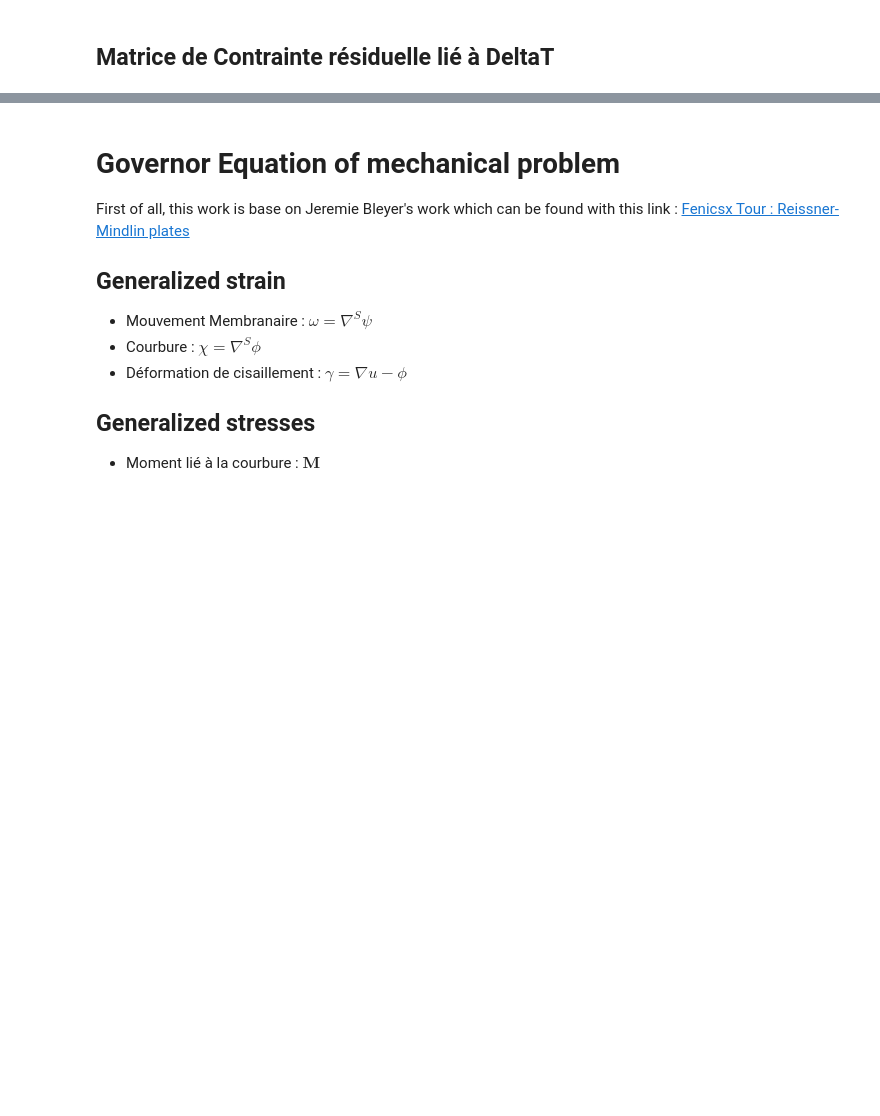
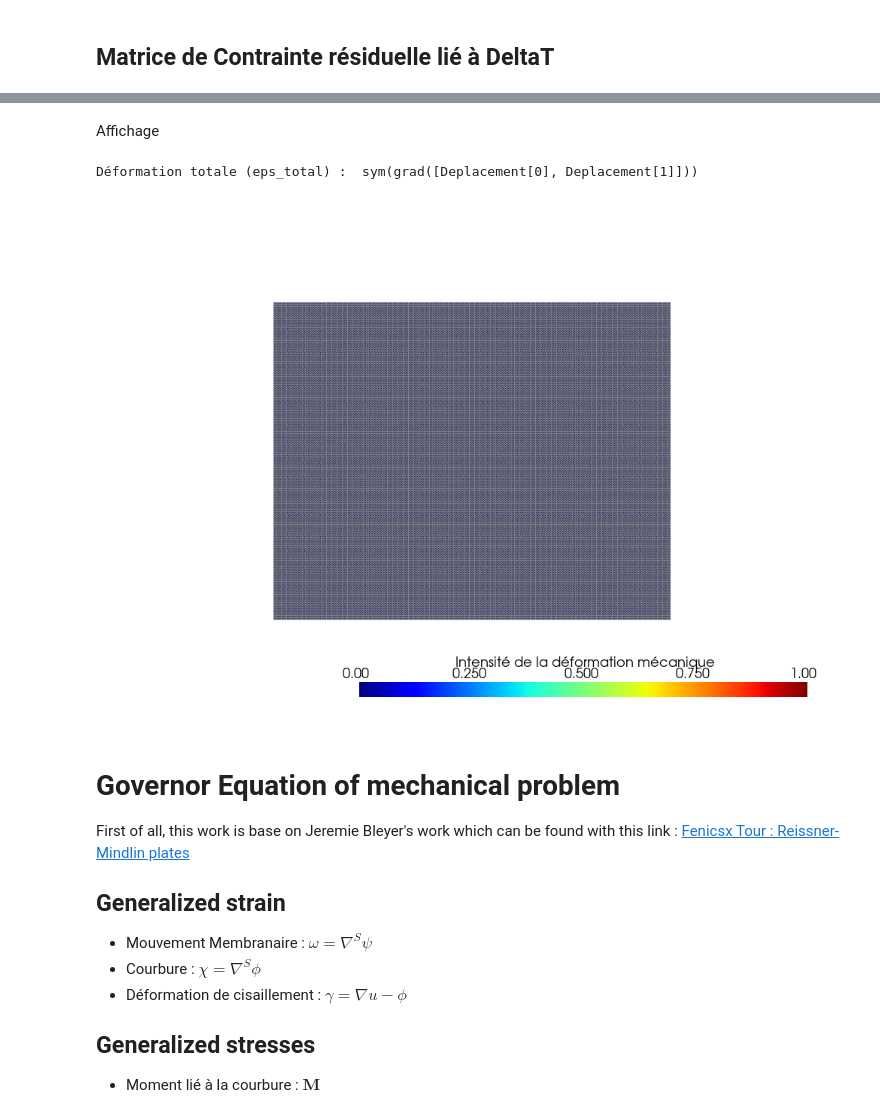
Before and after one commit to Oxineo/Modal-Analysis-Reissner-Mindlin-Plate, a Jupyter notebook: modal_analysis_plate_Reisnert_Mindlin_Thermo_elastic_stress.ipynb, the cells around one changed output, grey strips where cells are left out. Saved outputs shown, nothing was run; the diff lists cells and outputs as text; code cells hidden in the pictures; blank space fills up the shorter version.

```diff
--- a/modal_analysis_plate_Reisnert_Mindlin_Thermo_elastic_stress.ipynb
+++ b/modal_analysis_plate_Reisnert_Mindlin_Thermo_elastic_stress.ipynb
@@ -94,0 +175,11 @@ Widget(value='<iframe src="http://localhost:41167/index.html?ui=P_0x752d6f720990
+# %%
+Pe = basix.ufl.element("Q", domain.basix_cell(), 1, shape=(2,))
+Ue = basix.ufl.element("Q", domain.basix_cell(), 2)
+Te = basix.ufl.element("Q", domain.basix_cell(), 1, shape=(2,))
+V = fem.functionspace(domain, basix.ufl.mixed_element([Pe , Ue, Te]))
+# %%
+u_th = fem.Function(V, name="Deplacement")
+u__th = ufl.TestFunction(V)
+(psi__th , w__th , theta__th) = ufl.split(u__th)
+du_th = ufl.TrialFunction(V)
+(dpsi__th ,dw__th , dtheta__th) = ufl.split(du_th)
@@ -95,3 +253,71 @@ Widget(value='<iframe src="http://localhost:41167/index.html?ui=P_0x752d6f720990
+# %% [markdown]
+Affichage
+# %%
+import pyvista
+import numpy as np
+from dolfinx import plot, fem
+import ufl
+
+pyvista.set_jupyter_backend('static')
+
+# --- 1. Calcul de la déformation MÉCANIQUE pure (Strain) ---
+# On extrait le mouvement planaire (psi)
+(psi, w, theta) = ufl.split(u_th)
+
+# Déformation totale (Gradient du déplacement planaire)
+eps_total = ufl.sym(ufl.grad(psi))
+
+print("Déformation totale (eps_total) : ", eps_total)
+
+# Déformation thermique pure (Matrice 2x2 diagonale)
+eps_thermique = - alpha * Delta_T * ufl.Identity(2)
+
+# Déformation mécanique (Celle qui génère vraiment des contraintes internes !)
+eps_mecanique = eps_total - eps_thermique
+
+# On calcule une valeur scalaire représentative : la "Norme" de cette déformation
+# (Equivalent d'une intensité de déformation de Von Mises)
+norme_eps_mech = ufl.sqrt(ufl.inner(eps_mecanique, eps_mecanique))
+
+# --- 2. Projection sur un espace visualisable ---
+# On crée un espace de fonctions scalaires (DG 0 = une valeur constante par petit carré du maillage)
+V_strain = fem.functionspace(domain, ("DG", 0))
+expr = fem.Expression(
+    norme_eps_mech,
+    V_strain.element.interpolation_points,
+    dtype=dolfinx.default_scalar_type
+)
+
+# On crée la fonction et on l'évalue (Interpolation)
+strain_field = fem.Function(V_strain)
+strain_field.interpolate(expr)
+
+# --- 3. Création de la grille PyVista ---
+topology, cell_types, geometry = plot.vtk_mesh(domain)
+grid = pyvista.UnstructuredGrid(topology, cell_types, geometry)
+
+# On injecte nos valeurs de déformation
+grid.cell_data["Mechanical_Strain"] = strain_field.x.array
+grid.set_active_scalars("Mechanical_Strain")
+
+# --- 4. Affichage en Carte de Chaleur ---
+plotter = pyvista.Plotter(window_size=[1000, 700])
+plotter.set_background("white")
+
+plotter.add_mesh(
+    grid,
+    scalars="Mechanical_Strain",
+    cmap="jet",      # "jet" ou "inferno" rendent très bien pour les contraintes
+    show_edges=True,
+    edge_color="gray",
+    scalar_bar_args={"title": "Intensité de la déformation mécanique", "color": "black"}
+)
+
+plotter.view_xy()
+plotter.show()
+# %% [output]
+Déformation totale (eps_total) :  sym(grad([Deplacement[0], Deplacement[1]]))
+[figure, added]
 # %% [markdown]
 Governor Equation of mechanical problem
 ===============
```
Also changed, not shown: parts of 21 cells of this notebook.
